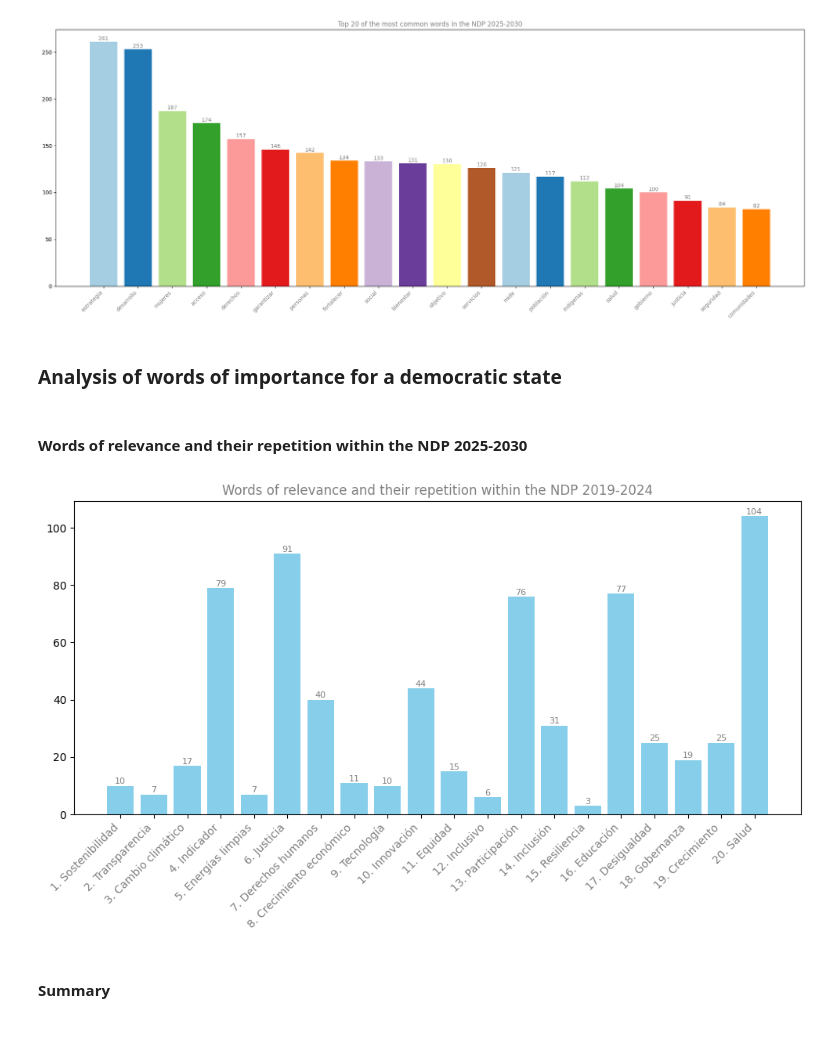
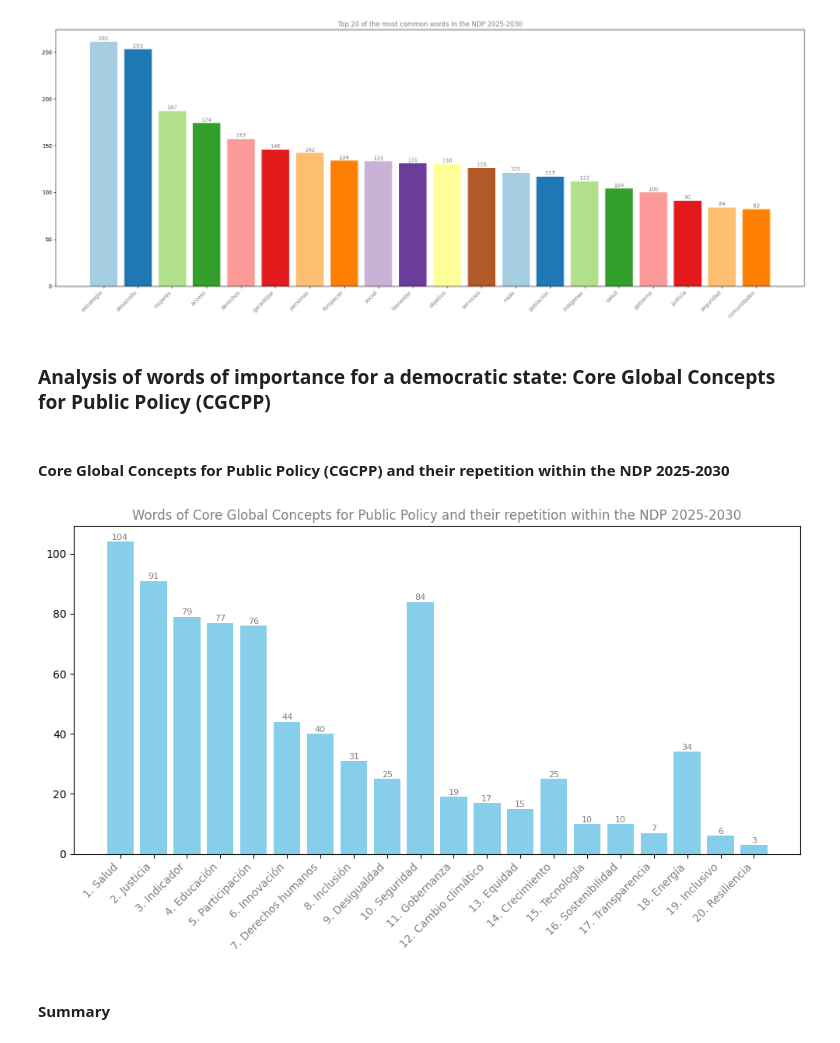
Before and after one commit to hiramdsmx/AnalyticPND2019, a Jupyter notebook: ReadPND2025.ipynb, the cells around one changed output. Drawn from its saved outputs; the diff is of its cells as text; code cells hidden in the pictures.

```diff
--- a/ReadPND2025.ipynb
+++ b/ReadPND2025.ipynb
@@ -36,15 +35,15 @@ word_counts=Counter(filtered_words)
 # %%
 def search_words_parameters(all_words, top_ten=None, combination=None):
     """
-    Busca ocurrencias de palabras (simples o compuestas) en una lista de palabras.
+    Searches for occurrences of words (simple or compound) in a word list.
 
-    Parámetros:
-    - all_words: Lista de palabras filtradas (sin stopwords).
-    - top_ten: Número entero opcional que indica cuántas palabras más frecuentes retornar.
-    - combination: Lista opcional de palabras o frases (pueden ser compuestas) a buscar.
+        Parameters:
+            - all_words: List of filtered words (without stopwords).
+            - top_ten: Optional integer indicating how many most frequent words to return.
+            - combination: Optional list of words or phrases (which can be compound) to search for.
 
-    Retorna:
-    - Un diccionario con las palabras/frases encontradas y su número de repeticiones.
+        Returns:
+            - A dictionary with the words/phrases found and their number of occurrences.
     """
     resultados = {}
     joined_text = ' '.join(all_words)
@@ -116,16 +115,24 @@ plt.show()
 # %% [output]
 [figure]
 # %% [markdown]
-### Analysis of words of importance for a democratic state
+### Analysis of words of importance for a democratic state: Core Global Concepts for Public Policy (CGCPP)
 # %%
-# Practice case
-# Palabras claves de una república democrática según el Art. 40 de la Constitución Mexicana  y Principales referentes internacionales para buenas prácticas de planeación nacional
+# Practice case: ### Analysis of words of importance for a democratic state: Core Global Concepts for Public Policy (CGCPP)
+# Keywords of a democratic republic according to Article 40 of the Mexican Constitution and main international references for good practices in national planning
 # OCDE / ONU / ODS / CEPAL / FMI / Banco Mundial / PNUD / IDEA / UNESCO / COP
 
-better_practices = ['sostenibilidad','transparencia','cambio climático','indicador','energías limpias','justicia',
-                            'derechos humanos','crecimiento económico','tecnología','innovación','equidad','inclusivo','participación','inclusión','resiliencia','educación','desigualdad',
-                            'gobernanza','crecimiento', 'salud']
+#better_practices = ['sostenibilidad','transparencia','cambio climático','indicador','energías limpias','justicia',
+#                            'derechos humanos','crecimiento económico','tecnología','innovación','equidad','inclusivo','participación','inclusión','resiliencia','educación','desigualdad',
+#                            'gobernanza','crecimiento', 'salud']
+
+#read words_desired.csv to save on a list whitout the header
+with open('results/words_desired.csv', 'r', encoding='utf-8') as file:
+    better_practices = [line.strip() for line in file.readlines()]
+# Remove the header
+better_practices = better_practices[1:]  # Remove the header
+
+
 result_best_practices = search_words_parameters(filtered_words, combination=better_practices)
 # %% [markdown]
-#### Words of relevance and their repetition within the NDP 2025-2030
+#### Core Global Concepts for Public Policy (CGCPP) and their repetition within the NDP 2025-2030
 # %%
@@ -133,32 +140,39 @@ result_best_practices = search_words_parameters(filtered_words, combination=bett
 keys = list(result_best_practices.keys())
 values = list(result_best_practices.values())
+
+#save results_best_practices in a csv
+df = pd.DataFrame(result_best_practices.items(), columns=['words_desired_she', 'count'])
+df.to_csv('results/words_desired_SHE.csv', index=False)
+
+
+
 
 # Create a new list with consecutive numbers at the beginning and the first letter capitalized
 keys2 = [f"{idx}. {item.capitalize()}" for idx, item in enumerate(keys, 1)]
 
 
 # generate the graph
 plt.figure(figsize=(10, 6))
 bars = plt.bar(keys2, values, color='skyblue')
 
-plt.title('Words of relevance and their repetition within the NDP 2019-2024', fontsize=12,color='gray')
+plt.title('Words of Core Global Concepts for Public Policy and their repetition within the NDP 2025-2030', fontsize=12,color='gray')
 plt.xlabel('', fontsize=14)
 plt.ylabel('', fontsize=12, color='gray')
 
 # Rotate x-axis labels so they don't overlap
 plt.xticks(rotation=45, ha='right', fontsize=10, color='gray')
 
 # includes rep labels on each bar
 for bar in bars:
     yval = bar.get_height()
     plt.text(bar.get_x() + bar.get_width() / 2, yval + 0.1, str(yval),
              ha='center', va='bottom', fontsize=8, color ='gray')
 
 # Adjust the spacing so that the labels do not get cut off
 plt.tight_layout()
 plt.show()
 # %% [output]
-[figure, old version]
+[figure, new version]
 # %% [markdown]
 #### Summary
 # %%
```
Also changed, not shown: parts of 5 cells of this notebook, 9 other files.
